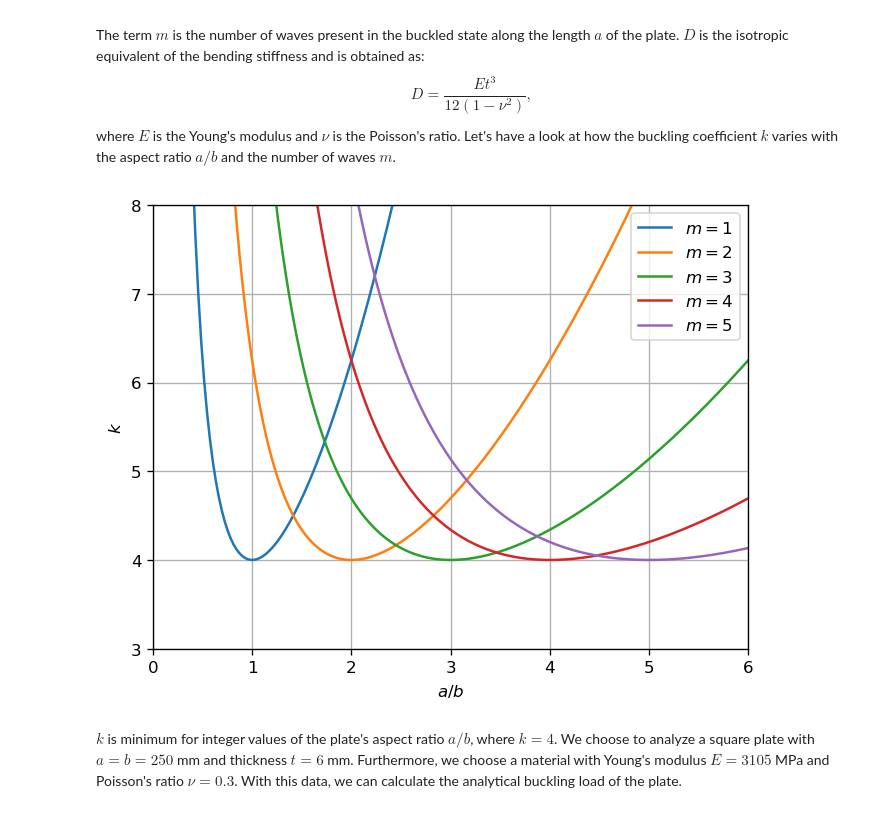
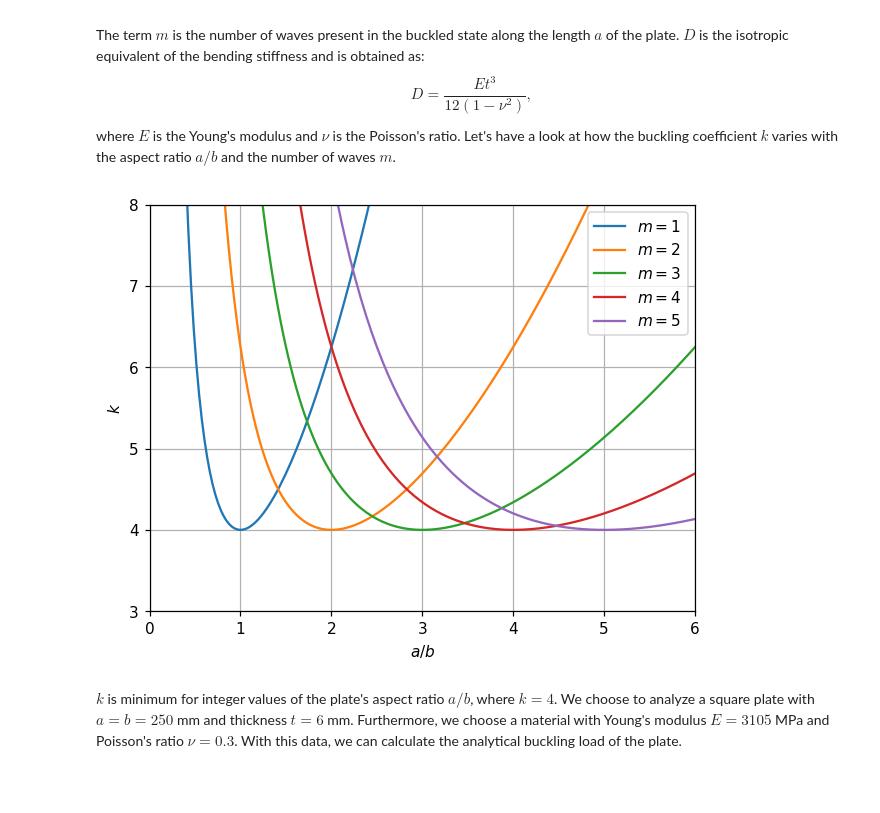
Before and after one commit to fmamitrotta/nonlinear-structural-stability-notebooks, a Jupyter notebook: notebooks/03_Equilibrium_Diagram_of_a_Thin_Plate_under_Uniaxial_Compression.ipynb, the cells around one changed output. Saved outputs shown, nothing was run; the diff lists cells and outputs as text; code cells hidden in the pictures; blank space fills up the shorter version.

Commit message:
Updated figures of notebook 3.

```diff
--- a/notebooks/03_Equilibrium_Diagram_of_a_Thin_Plate_under_Uniaxial_Compression.ipynb
+++ b/notebooks/03_Equilibrium_Diagram_of_a_Thin_Plate_under_Uniaxial_Compression.ipynb
@@ -38,26 +38,26 @@ where $E$ is the Young's modulus and $\nu$ is the Poisson's ratio. Let's have a
 # %%
 import matplotlib.pyplot as plt  # plotting package
 import numpy as np  # package for matrix operations
 
-plt.rcParams['figure.dpi'] = 120 # set default dpi of figures
+plt.rcParams['figure.dpi'] = 110 # set default dpi of figures
 
 # Plot buckling coefficient vs aspect ratio for different numbers of waves
 _, ax = plt.subplots()  # create figure with one subplot
 aspect_ratio = np.linspace(.1, 6, 200)  # aspect ratio interval
 no_waves = np.arange(1, 6)  # numbers of waves investigated
 for m in no_waves:  # iterate throught the different number of waves
     ax.plot(aspect_ratio, (m/aspect_ratio + aspect_ratio/m)**2, label=f'$m={m:d}$')  # plot buckling coefficient vs aspect ratio
 
 # Set plot appearance
 plt.xlabel('$a/b$')
 plt.ylabel('$k$')
 ax.set_xlim([0, 6])
 ax.set_ylim([3, 8])
 plt.legend()
 plt.grid()
 plt.show()
 # %% [output]
-[figure, old version]
+[figure, new version]
 # %% [markdown]
 $k$ is minimum for integer values of the plate's aspect ratio $a/b$, where $k=4$. We choose to analyze a square plate with $a=b=250$ mm and thickness $t=6$ mm. Furthermore, we choose a material with Young's modulus $E=3105$ MPa and Poisson's ratio $\nu=0.3$. With this data, we can calculate the analytical buckling load of the plate.
 # %%
```
Also changed, not shown: parts of 3 cells of this notebook.
